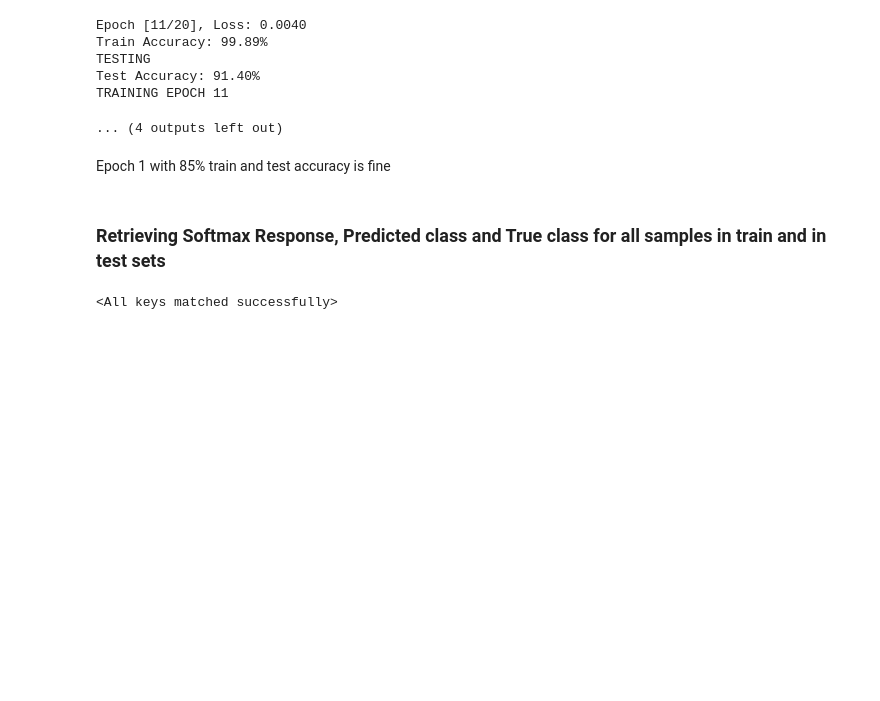
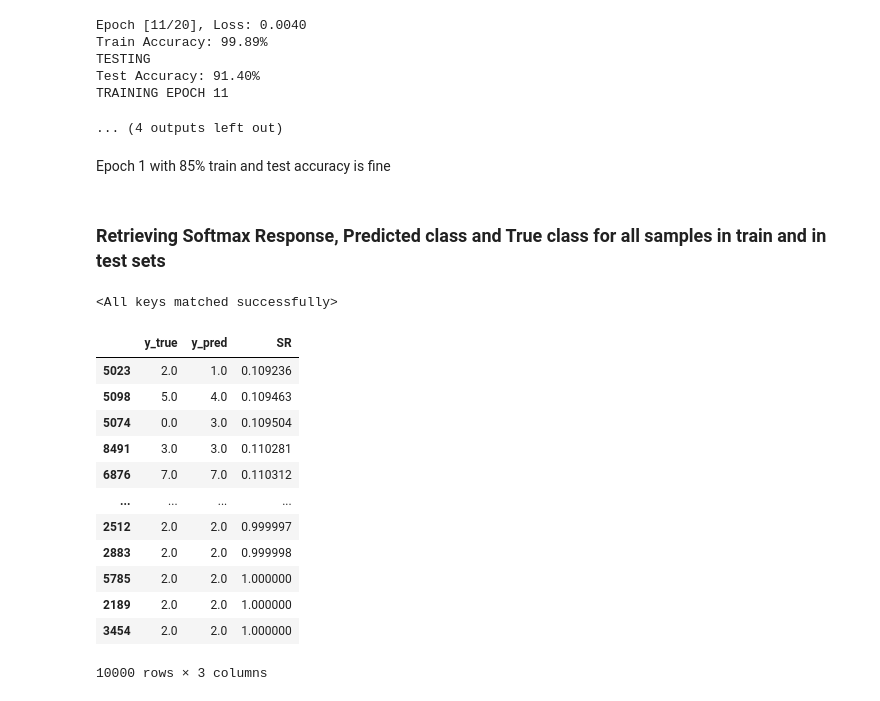
Before and after one commit to EmilienJemelen/selective-classification, a Jupyter notebook: vgg16_cifar10/build_cifar10_classifier.ipynb, the cells around one changed output. Saved outputs shown, nothing was run; the diff lists cells and outputs as text; code cells hidden in the pictures; blank space fills up the shorter version.

```diff
--- a/vgg16_cifar10/build_cifar10_classifier.ipynb
+++ b/vgg16_cifar10/build_cifar10_classifier.ipynb
@@ -179,7 +179,7 @@ vgg16.classifier[6] = nn.Linear(4096, 10)
 # Move model to GPU if available
 vgg16 = vgg16.to(device)
 
-checkpoint = torch.load("C:/Users/ejeme/Documents/python_repos/CIFAR/vgg16_cifar10_epoch1.pth")
+checkpoint = torch.load("C:/Users/ejeme/Documents/python_repos/CIFAR/vgg16_cifar10_epoch5.pth")
 vgg16.load_state_dict(checkpoint)
 # %% [output]
 <All keys matched successfully>
@@ -190,4 +186,20 @@ pickle.dump(sgr_train_df, open('sgr_train_df','wb'))
 # %%
-sgr_dico_test_set = prepare_sgr_dico(test_loader, model = vgg16, device = device, T = 20)
-sgr_test_df = pd.DataFrame(sgr_dico_test_set)
-pickle.dump(sgr_test_df, open('sgr_test_df','wb'))
+sgr_dico = prepare_sgr_dico(test_loader, model = vgg16, device = device, T = 10)
+sgr_set = pd.DataFrame(sgr_dico)
+pickle.dump(sgr_set, open('sgr_set','wb'))
+# %%
+sgr_set.sort_values('SR')
+# %% [output]
+|  | y_true | y_pred | SR |
+| 5023 | 2.0 | 1.0 | 0.109236 |
+| 5098 | 5.0 | 4.0 | 0.109463 |
+| 5074 | 0.0 | 3.0 | 0.109504 |
+| 8491 | 3.0 | 3.0 | 0.110281 |
+| 6876 | 7.0 | 7.0 | 0.110312 |
+| ... | ... | ... | ... |
+| 2512 | 2.0 | 2.0 | 0.999997 |
+| 2883 | 2.0 | 2.0 | 0.999998 |
+| 5785 | 2.0 | 2.0 | 1.000000 |
+| 2189 | 2.0 | 2.0 | 1.000000 |
+| 3454 | 2.0 | 2.0 | 1.000000 |
+10000 rows × 3 columns
```
Also changed, not shown: parts of 2 cells of this notebook, 5 other files.
